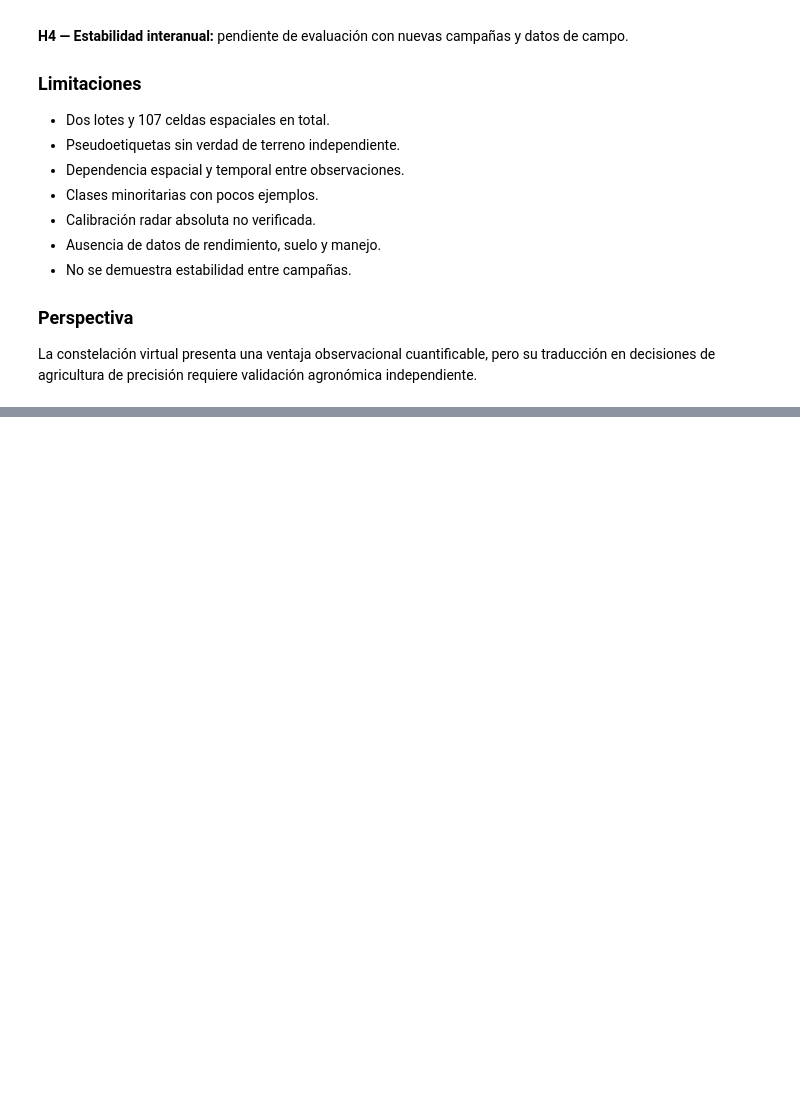
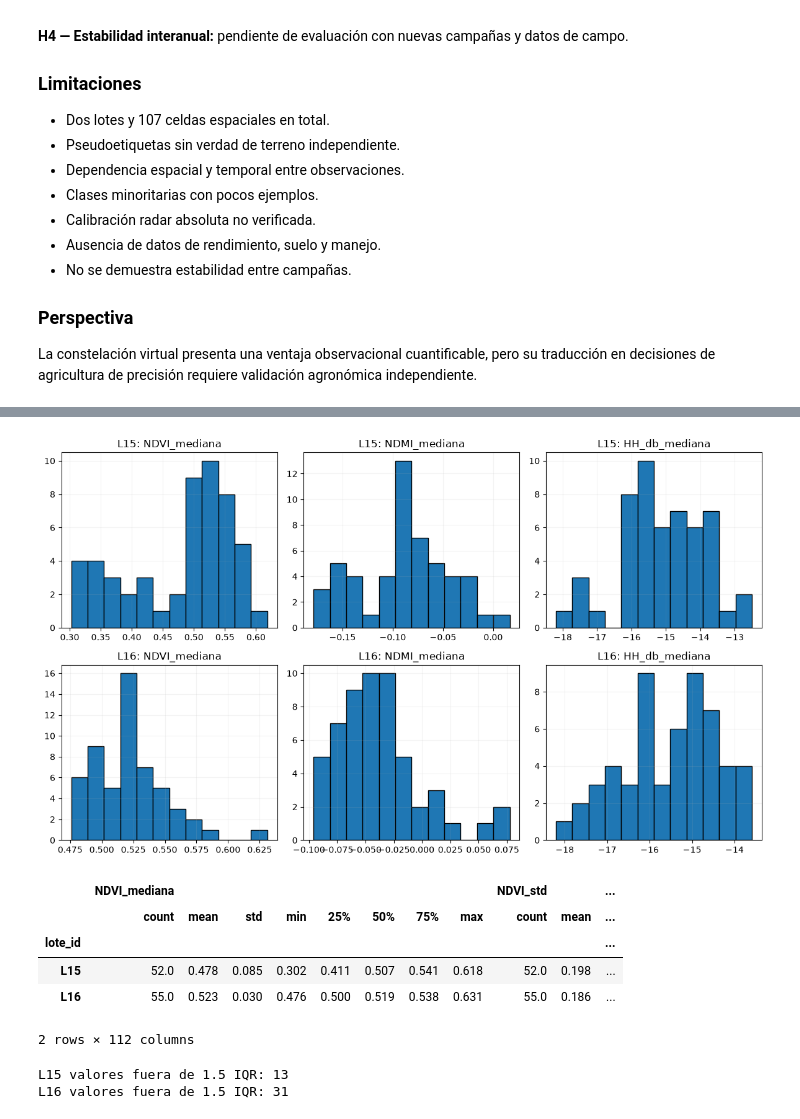
Before and after one commit to lautaroghezan/ml-saocom-sentinel-la-rosaura, a Jupyter notebook: notebooks/analisis_final_L15_L16.ipynb, the cells around one changed output, grey strips where cells are left out. Saved outputs shown, nothing was run; the diff lists cells and outputs as text; code cells hidden in the pictures; blank space fills up the shorter version.

Commit message:
Finalizar notebook reproducible con XGBoost GridSearchCV y SHAP

```diff
--- a/notebooks/analisis_final_L15_L16.ipynb
+++ b/notebooks/analisis_final_L15_L16.ipynb
@@ -398,0 +482,45 @@ de precisión requiere validación agronómica independiente.
+# %%
+fig, axes = plt.subplots(2, 3, figsize=(12, 7))
+
+for fila, lote in enumerate(["L15", "L16"]):
+    sub = datos[datos["lote_id"] == lote]
+
+    for columna, variable in enumerate([
+        "NDVI_mediana", "NDMI_mediana", "HH_db_mediana"
+    ]):
+        axes[fila, columna].hist(
+            sub[variable], bins=12, edgecolor="black"
+        )
+        axes[fila, columna].set_title(f"{lote}: {variable}")
+        axes[fila, columna].grid(alpha=0.15)
+
+plt.tight_layout()
+plt.show()
+
+display(
+    datos.groupby("lote_id")[
+        opticas + radar
+    ].describe().round(3)
+)
+
+for lote in ["L15", "L16"]:
+    sub = datos[datos["lote_id"] == lote]
+    q1 = sub[opticas + radar].quantile(0.25)
+    q3 = sub[opticas + radar].quantile(0.75)
+    iqr = q3 - q1
+    atipicos = (
+        (sub[opticas + radar] < q1 - 1.5 * iqr) |
+        (sub[opticas + radar] > q3 + 1.5 * iqr)
+    )
+    print(lote, "valores fuera de 1.5 IQR:",
+          int(atipicos.sum().sum()))
+# %% [output]
+[figure, added]
+|  | NDVI_mediana |  |  |  |  |  |  |  | NDVI_std |  | ... |
+|  | count | mean | std | min | 25% | 50% | 75% | max | count | mean | ... |
+| lote_id |  |  |  |  |  |  |  |  |  |  | ... |
+| L15 | 52.0 | 0.478 | 0.085 | 0.302 | 0.411 | 0.507 | 0.541 | 0.618 | 52.0 | 0.198 | ... |
+| L16 | 55.0 | 0.523 | 0.030 | 0.476 | 0.500 | 0.519 | 0.538 | 0.631 | 55.0 | 0.186 | ... |
+2 rows × 112 columns
+L15 valores fuera de 1.5 IQR: 13
+L16 valores fuera de 1.5 IQR: 31
```
Also changed, not shown: parts of 10 cells of this notebook, 1 other file.
